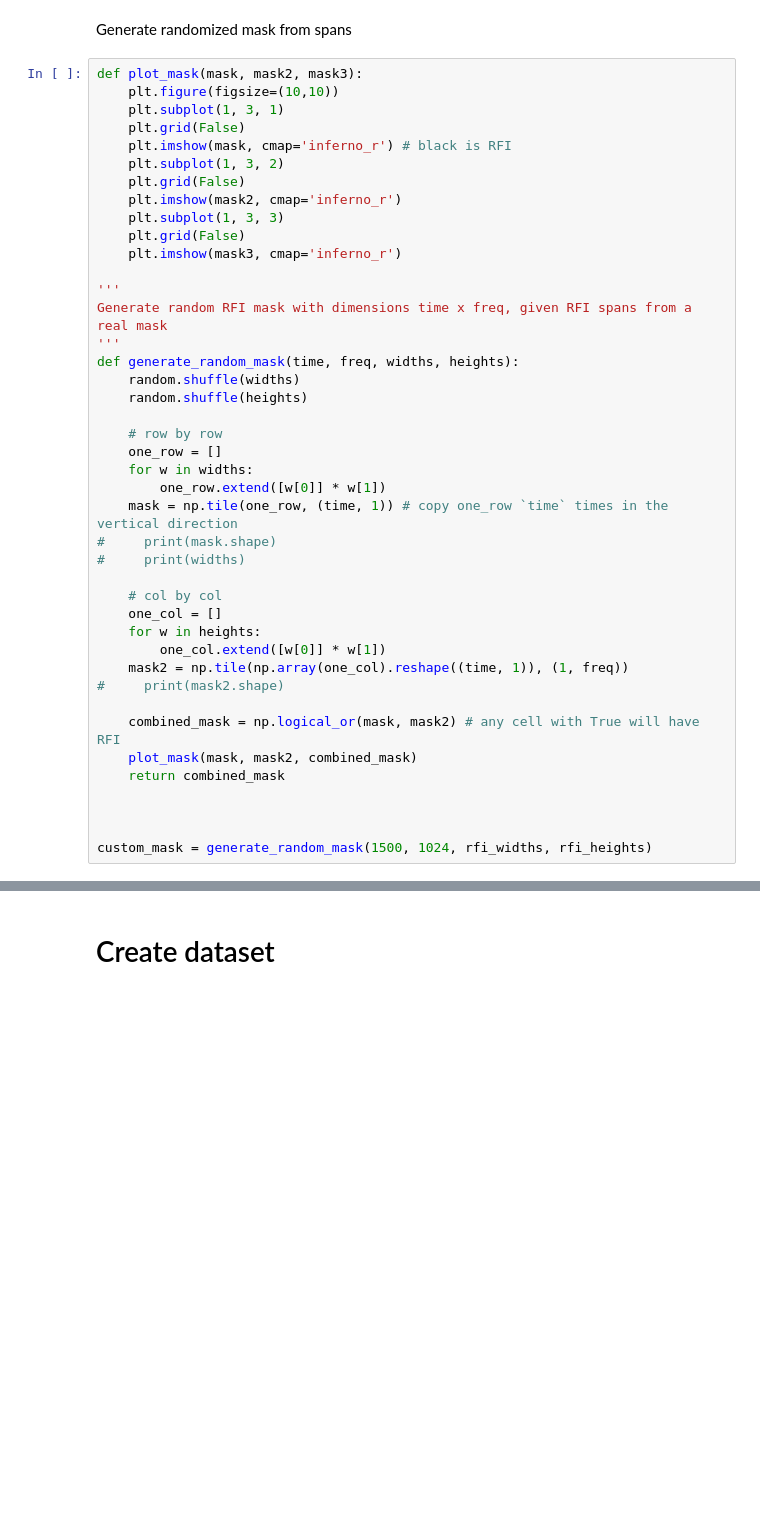
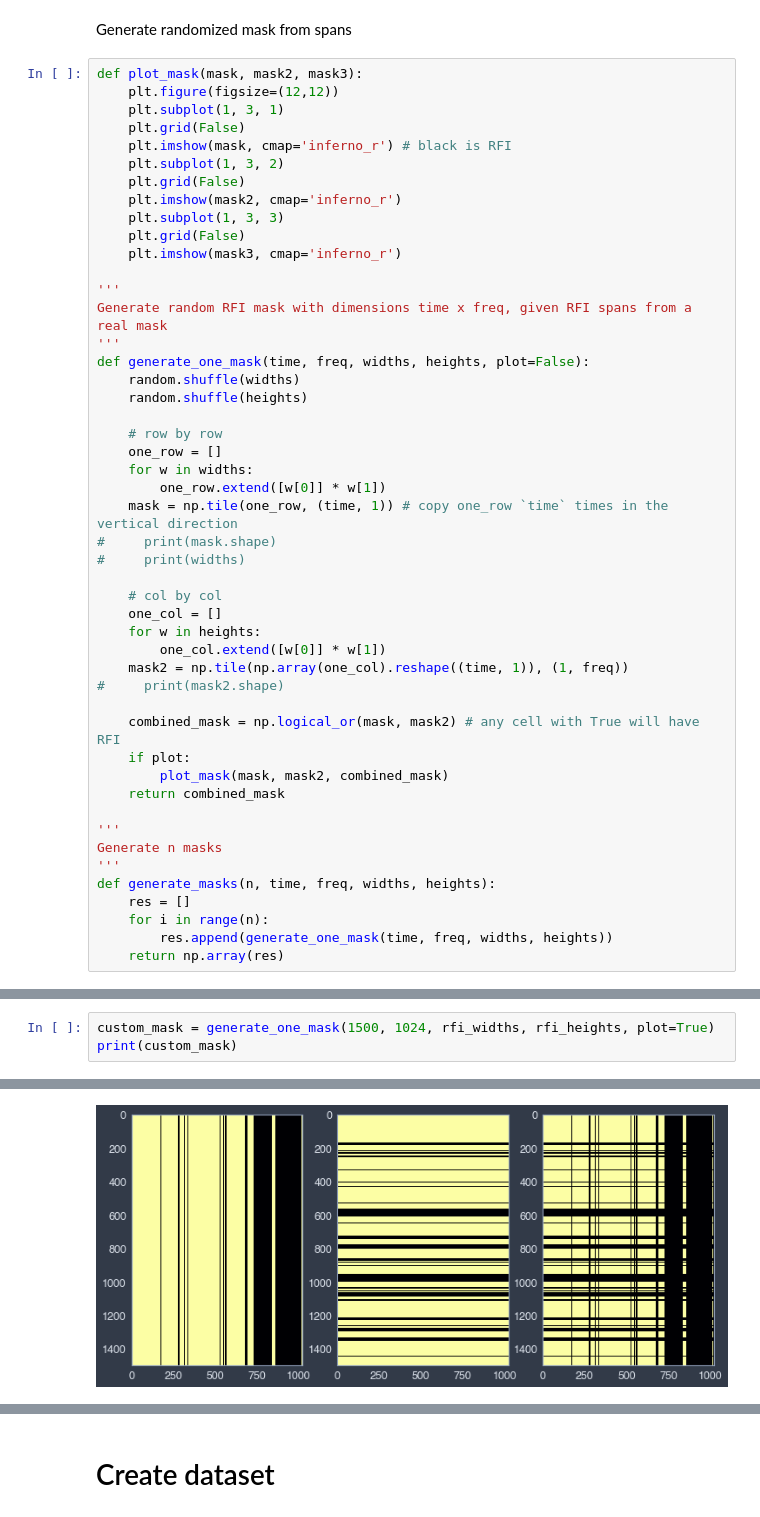
Before and after one commit to musicbyjing/inpainting_rfi, a Jupyter notebook: dataset_generation_for_inpainting.ipynb, the cells around one changed output, grey strips where cells are left out. Cells and saved outputs as stored; diff of their text form; blank space fills up the shorter version.

```diff
--- a/dataset_generation_for_inpainting.ipynb
+++ b/dataset_generation_for_inpainting.ipynb
@@ -150,7 +153,7 @@ rfi_heights = get_RFI_spans(mask[:,166])
 Generate randomized mask from spans
 # %%
 def plot_mask(mask, mask2, mask3):
-    plt.figure(figsize=(10,10))
+    plt.figure(figsize=(12,12))
     plt.subplot(1, 3, 1)
     plt.grid(False)
     plt.imshow(mask, cmap='inferno_r') # black is RFI
@@ -164,7 +167,7 @@ def plot_mask(mask, mask2, mask3):
 '''
 Generate random RFI mask with dimensions time x freq, given RFI spans from a real mask
 '''
-def generate_random_mask(time, freq, widths, heights):
+def generate_one_mask(time, freq, widths, heights, plot=False):
     random.shuffle(widths)
     random.shuffle(heights)
 
@@ -184,9 +187,15 @@ def generate_random_mask(time, freq, widths, heights):
 #     print(mask2.shape)
 
     combined_mask = np.logical_or(mask, mask2) # any cell with True will have RFI
-    plot_mask(mask, mask2, combined_mask)
+    if plot:
+        plot_mask(mask, mask2, combined_mask)
     return combined_mask
 
-
-
-custom_mask = generate_random_mask(1500, 1024, rfi_widths, rfi_heights)
+'''
+Generate n masks
+'''
+def generate_masks(n, time, freq, widths, heights):
+    res = []
+    for i in range(n):
+        res.append(generate_one_mask(time, freq, widths, heights))
+    return np.array(res)
@@ -194,0 +202,4 @@ custom_mask = generate_random_mask(1500, 1024, rfi_widths, rfi_heights)
+# %%
+custom_mask = generate_one_mask(1500, 1024, rfi_widths, rfi_heights, plot=True)
+print(custom_mask)
+# %% [output]
@@ -195 +213,2 @@ custom_mask = generate_random_mask(1500, 1024, rfi_widths, rfi_heights)
+[figure, added]
 # %% [markdown]
```
Also changed, not shown: parts of 27 cells of this notebook, 2 other files.
